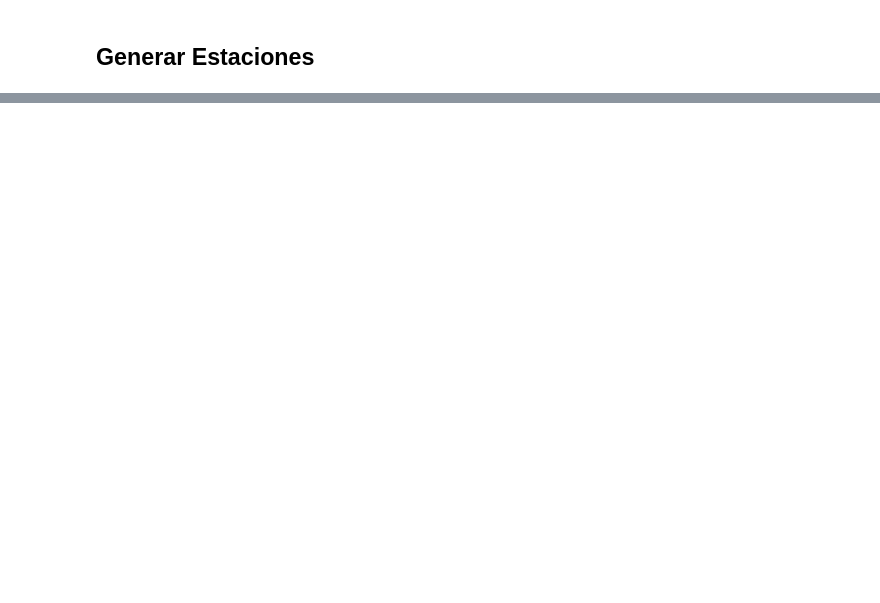
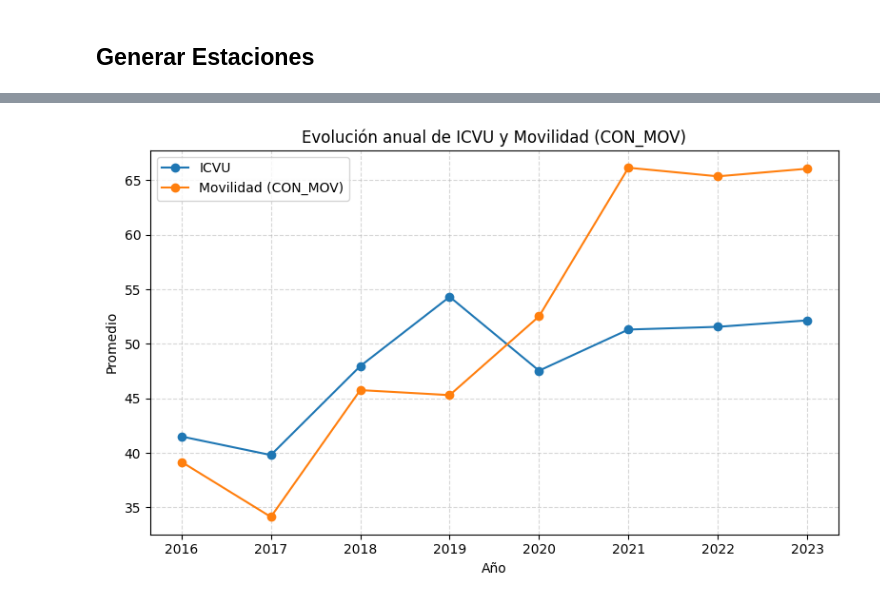
Before and after one commit to fchiapped/Proyecto-Geoespaciales, a Jupyter notebook: Subidas.ipynb, the cells around one changed output, grey strips where cells are left out. Cells and saved outputs as stored; diff of their text form; code cells hidden in the pictures; blank space fills up the shorter version.

```diff
--- a/Subidas.ipynb
+++ b/Subidas.ipynb
@@ -551,0 +991,20 @@ Map(center=[-33.45, -70.65], controls=(WidgetControl(options=['position', 'trans
+# %%
+import matplotlib.pyplot as plt
+
+# Datos actualizados de los años y promedios
+anios = [2016, 2017, 2018, 2019, 2020, 2021, 2022, 2023]
+promedio_icvu = [41.51, 39.81, 47.96, 54.31, 47.54, 51.31, 51.56, 52.15]
+promedio_conmov = [39.18, 34.14, 45.76, 45.3, 52.52, 66.14, 65.35, 66.05]
+
+plt.figure(figsize=(8,5))
+plt.plot(anios, promedio_icvu, marker='o', label='ICVU')
+plt.plot(anios, promedio_conmov, marker='o', label='Movilidad (CON_MOV)')
+plt.title('Evolución anual de ICVU y Movilidad (CON_MOV)')
+plt.xlabel('Año')
+plt.ylabel('Promedio')
+plt.grid(True, linestyle='--', alpha=0.5)
+plt.legend()
+plt.tight_layout()
+plt.show()
+# %% [output]
+[figure, added]
```
Also changed, not shown: parts of 31 cells of this notebook, 3 other files.
